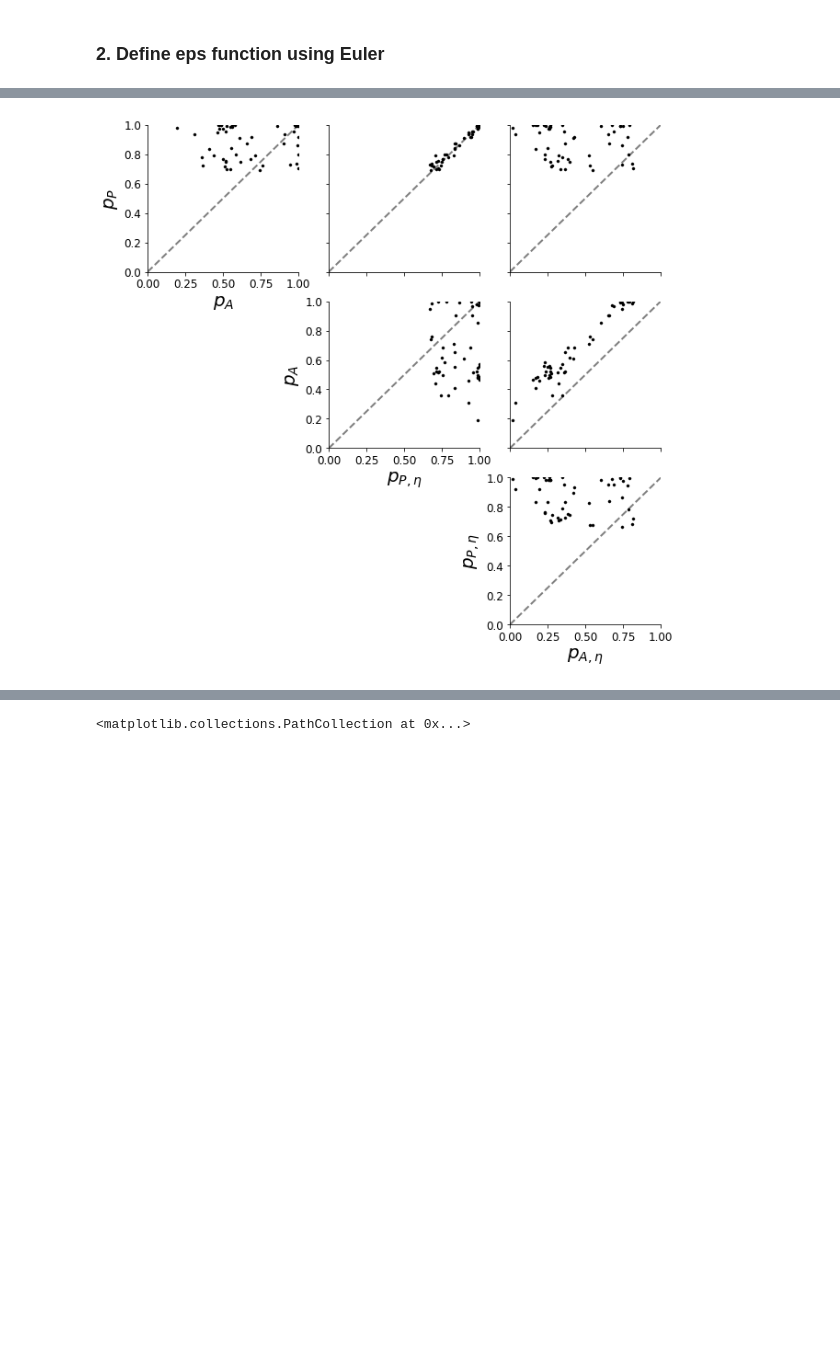
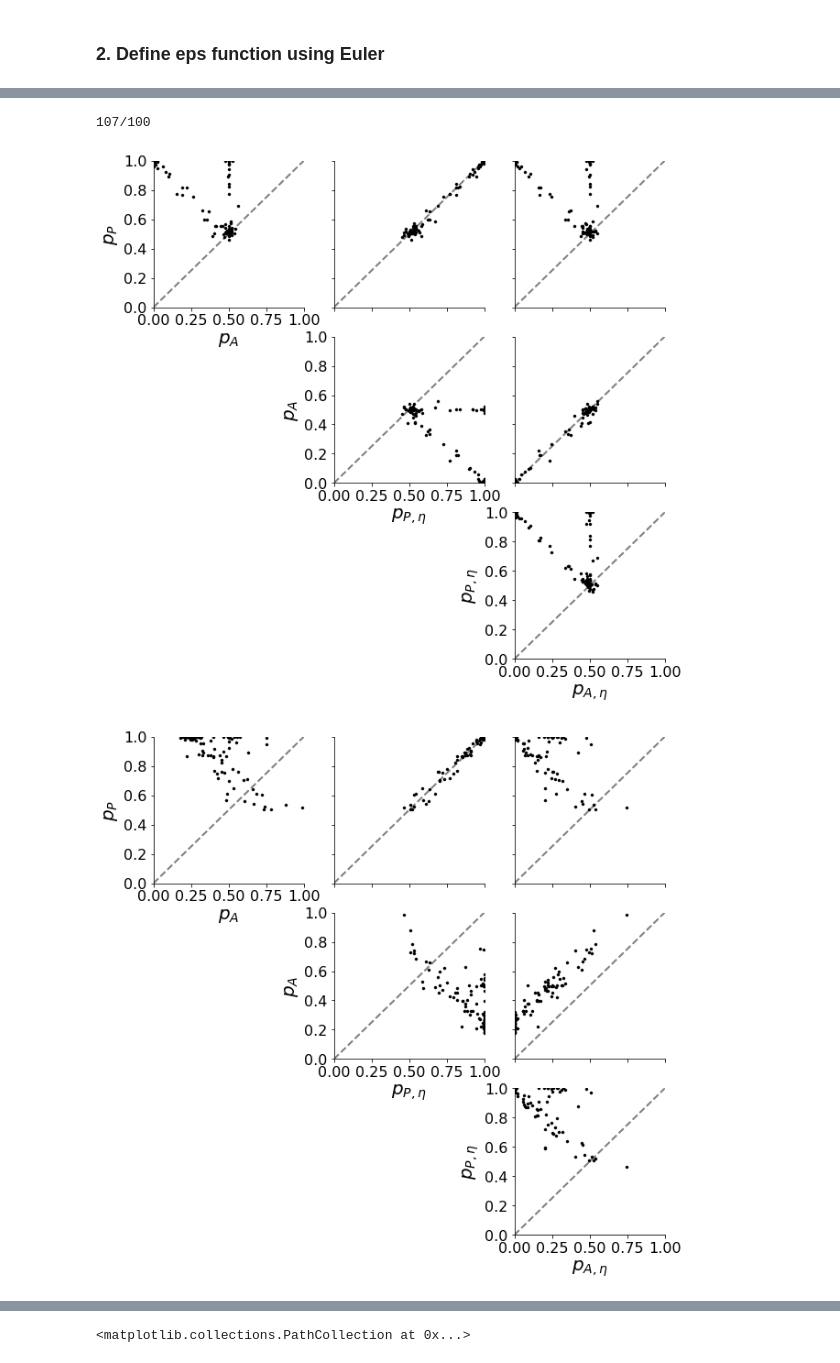
Before and after one commit to cunningham-lab/epi, a Jupyter notebook: notebooks/SC_Circuit/SC_opto_ABC.ipynb, the cells around one changed output, grey strips where cells are left out. Drawn from its saved outputs; the diff is of its cells as text; code cells hidden in the pictures; blank space fills up the shorter version.

Commit message:
SC opto update

```diff
--- a/notebooks/SC_Circuit/SC_opto_ABC.ipynb
+++ b/notebooks/SC_Circuit/SC_opto_ABC.ipynb
@@ -17,13 +14,11 @@ The autoreload extension is already loaded. To reload it, use:
 # %% [markdown]
 ### 1. Define the V1Circuit model
 # %%
-lb = -2.
-ub = 2.
-lb1 = 0.
-ub1 = 0.000001
+lb = -1.
+ub = 1.
 
-sW_P = Parameter("sW_P", 1, lb=lb1, ub=ub1)
-sW_A = Parameter("sW_A", 1, lb=lb1, ub=ub1)
+sW_P = Parameter("sW_P", 1, lb=lb, ub=ub)
+sW_A = Parameter("sW_A", 1, lb=lb, ub=ub)
 
 vW_PA = Parameter("vW_PA", 1, lb=lb, ub=ub)
 vW_AP = Parameter("vW_AP", 1, lb=lb, ub=ub)
@@ -31,8 +26,8 @@ vW_AP = Parameter("vW_AP", 1, lb=lb, ub=ub)
 dW_PA = Parameter("dW_PA", 1, lb=lb, ub=ub)
 dW_AP = Parameter("dW_AP", 1, lb=lb, ub=ub)
 
-hW_P = Parameter("hW_P", 1, lb=lb1, ub=ub1)
-hW_A = Parameter("hW_A", 1, lb=lb1, ub=ub1)
+hW_P = Parameter("hW_P", 1, lb=lb, ub=ub)
+hW_A = Parameter("hW_A", 1, lb=lb, ub=ub)
 
 parameters = [sW_P, sW_A, vW_PA, vW_AP, dW_PA, dW_AP, hW_P, hW_A]
 
@@ -92,15 +89,25 @@ z_labels = [r"$sW_P$",  r"$sW_A$",  r"$vW_{PA}$", r"$vW_{AP}$",
+# %%
+z_EP, T_x_EP = opto_abc([0., -0.25], [0.01, 0.01])
+# %% [output]
+107/100
 # %%
-p = SC_acc(*unwrap(z)).numpy()
-p[:,1] = 1.-p[:,1]
-p[:,3] = 1.-p[:,3]
-p_labels = [r'$p_P$', r'$p_A$', r'$p_{P,\eta}$', r'$p_{A,\eta}$']
-fig, axs = pairplot(p[:num_plot], np.arange(4), p_labels,
-               fontsize=fontsize, figsize=(10,10),
-               lb=np.zeros((4,)), ub=np.ones((4,)))
+def plot_p(z):
+    p = SC_acc(*unwrap(z)).numpy()
+    p[:,1] = 1.-p[:,1]
+    p[:,3] = 1.-p[:,3]
+    p_labels = [r'$p_P$', r'$p_A$', r'$p_{P,\eta}$', r'$p_{A,\eta}$']
+    fig, axs = pairplot(p[:num_plot], np.arange(4), p_labels,
+                   fontsize=fontsize, figsize=(10,10),
+                   lb=np.zeros((4,)), ub=np.ones((4,)))
 
-for i in range(3):
-    for j in range(i,3):
-        axs[i][j].plot([0,1], [0,1], 'k--', alpha=0.5)
+    for i in range(3):
+        for j in range(i,3):
+            axs[i][j].plot([0,1], [0,1], 'k--', alpha=0.5)
+
+plot_p(z_stable)
+
+plot_p(z_EP)
 # %% [output]
-[figure, old version]
+[figure, new version]
+[figure, added]
 # %%
```
Also changed, not shown: parts of 7 cells of this notebook, 27 other files.
